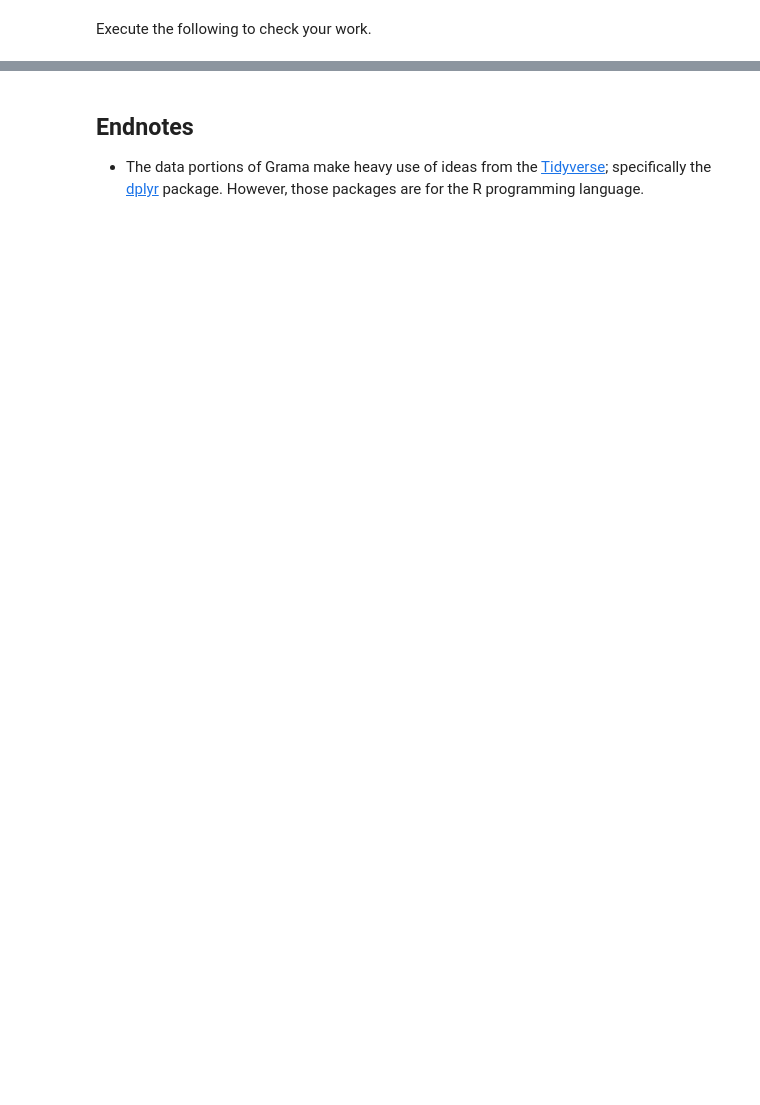
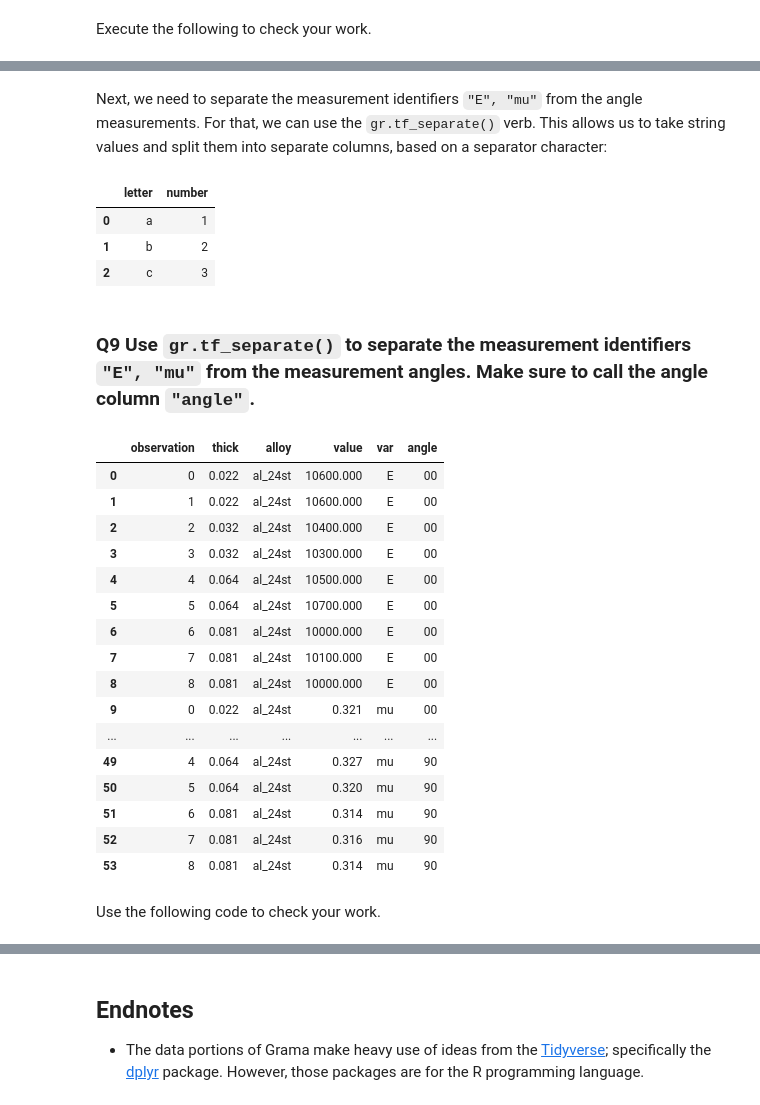
Before and after one commit to zdelrosario/mi101, a Jupyter notebook: _sources/notebooks/04_data_solution.ipynb, the cells around one changed output, grey strips where cells are left out. Drawn from its saved outputs; the diff is of its cells as text; code cells hidden in the pictures; blank space fills up the shorter version.

```diff
--- a/_sources/notebooks/04_data_solution.ipynb
+++ b/_sources/notebooks/04_data_solution.ipynb
@@ -686,5 +768,10 @@ print(df_tmp)
 # %%
-df_qX = (
+###
+# TASK: Pivot the data longer
+###
+
+# -- WRITE YOUR CODE HERE -----
+df_q8 = (
     df_stang_wide
     >> gr.tf_pivot_longer(
         columns=["E_00", "mu_00", "E_45", "mu_45", "E_90", "mu_90"],
@@ -693,4 +780,4 @@ df_qX = (
         index_to="observation",
     )
 )
-df_qX
+df_q8
@@ -859,0 +827,56 @@ df_data.assign(
+# %% [markdown]
+Next, we need to separate the measurement identifiers `"E", "mu"` from the angle measurements. For that, we can use the `gr.tf_separate()` verb. This allows us to take string values and split them into separate columns, based on a separator character:
+# %%
+(
+    gr.df_make(
+        combined=["a-1", "b-2", "c-3"],
+    )
+    >> gr.tf_separate(
+        column="combined",
+        into=["letter", "number"],
+        sep="-",
+    )
+)
+# %% [output]
+|  | letter | number |
+| 0 | a | 1 |
+| 1 | b | 2 |
+| 2 | c | 3 |
+# %% [markdown]
+### __Q9__ Use `gr.tf_separate()` to separate the measurement identifiers `"E", "mu"` from the measurement angles. Make sure to call the angle column `"angle"`.
+# %%
+###
+# TASK: Pivot the data longer
+###
+
+df_q9 = (
+    df_q8
+# -- WRITE YOUR CODE HERE -----
+
+    >> gr.tf_separate(
+        column="name",
+        into=["var", "angle"],
+        sep="_",
+    )
+)
+df_q9
+# %% [output]
+|  | observation | thick | alloy | value | var | angle |
+| 0 | 0 | 0.022 | al_24st | 10600.000 | E | 00 |
+| 1 | 1 | 0.022 | al_24st | 10600.000 | E | 00 |
+| 2 | 2 | 0.032 | al_24st | 10400.000 | E | 00 |
+| 3 | 3 | 0.032 | al_24st | 10300.000 | E | 00 |
+| 4 | 4 | 0.064 | al_24st | 10500.000 | E | 00 |
+| 5 | 5 | 0.064 | al_24st | 10700.000 | E | 00 |
+| 6 | 6 | 0.081 | al_24st | 10000.000 | E | 00 |
+| 7 | 7 | 0.081 | al_24st | 10100.000 | E | 00 |
+| 8 | 8 | 0.081 | al_24st | 10000.000 | E | 00 |
+| 9 | 0 | 0.022 | al_24st | 0.321 | mu | 00 |
+| ... | ... | ... | ... | ... | ... | ... |
+| 49 | 4 | 0.064 | al_24st | 0.327 | mu | 90 |
+| 50 | 5 | 0.064 | al_24st | 0.320 | mu | 90 |
+| 51 | 6 | 0.081 | al_24st | 0.314 | mu | 90 |
+| 52 | 7 | 0.081 | al_24st | 0.316 | mu | 90 |
+| 53 | 8 | 0.081 | al_24st | 0.314 | mu | 90 |
+# %% [markdown]
+Use the following code to check your work.
```
Also changed, not shown: parts of 67 cells of this notebook, 7 other files.
